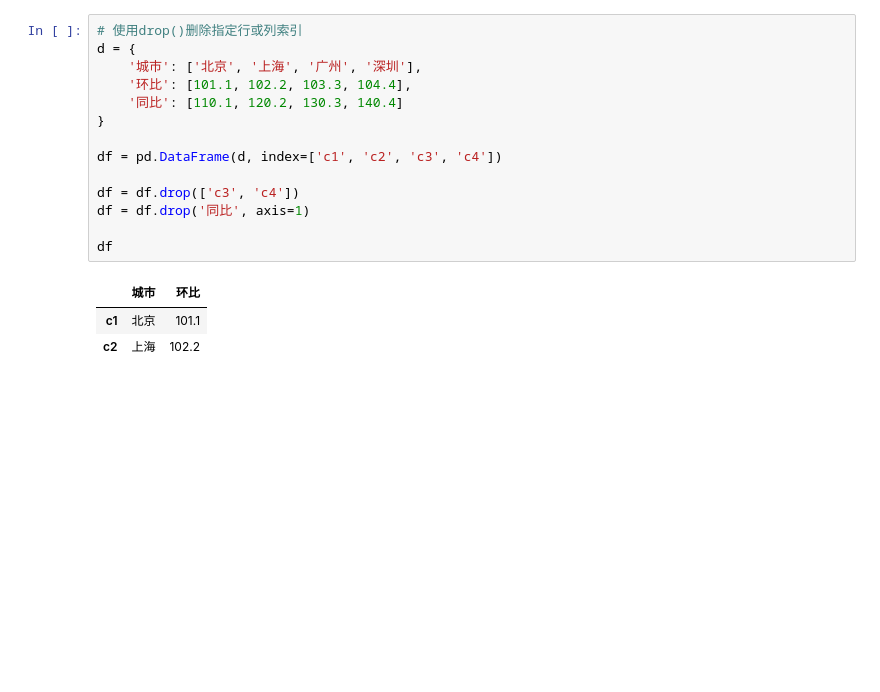
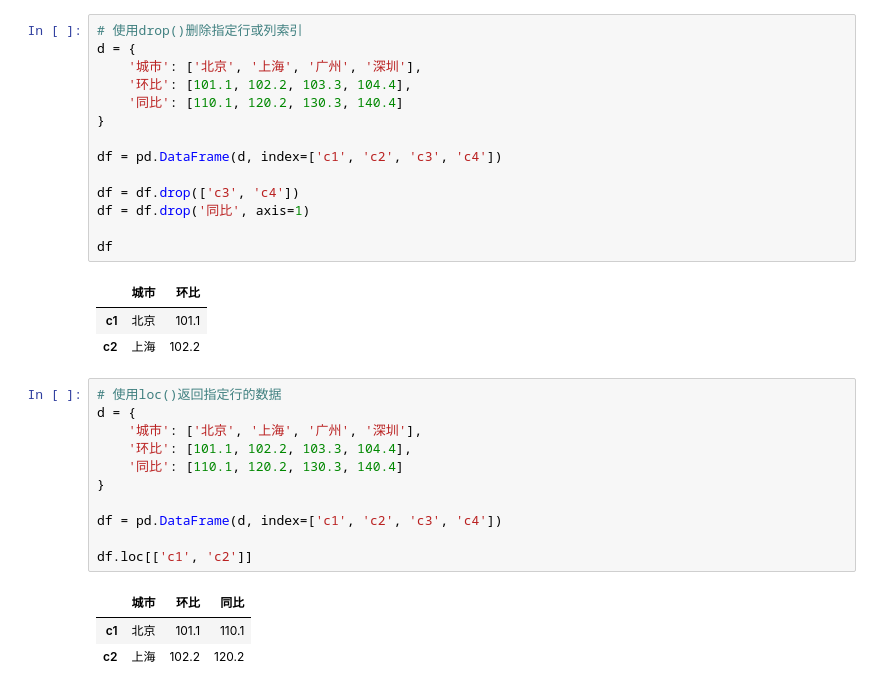
Before and after one commit to yyhsong/iPyDataAnalysis, a Jupyter notebook: Pandas/03.DataFrame对象.ipynb, the cells around one changed output. Cells and saved outputs as stored; diff of their text form; blank space fills up the shorter version.

Commit message:
DataFrame对象

```diff
--- a/Pandas/03.DataFrame对象.ipynb
+++ b/Pandas/03.DataFrame对象.ipynb
@@ -121,3 +123,18 @@ df
 |  | 城市 | 环比 |
 | c1 | 北京 | 101.1 |
 | c2 | 上海 | 102.2 |
+# %%
+# 使用loc()返回指定行的数据
+d = {
+    '城市': ['北京', '上海', '广州', '深圳'],
+    '环比': [101.1, 102.2, 103.3, 104.4],
+    '同比': [110.1, 120.2, 130.3, 140.4]
+}
+
+df = pd.DataFrame(d, index=['c1', 'c2', 'c3', 'c4'])
+
+df.loc[['c1', 'c2']]
+# %% [output]
+|  | 城市 | 环比 | 同比 |
+| c1 | 北京 | 101.1 | 110.1 |
+| c2 | 上海 | 102.2 | 120.2 |
```
Also changed, not shown: parts of 1 cell of this notebook.
